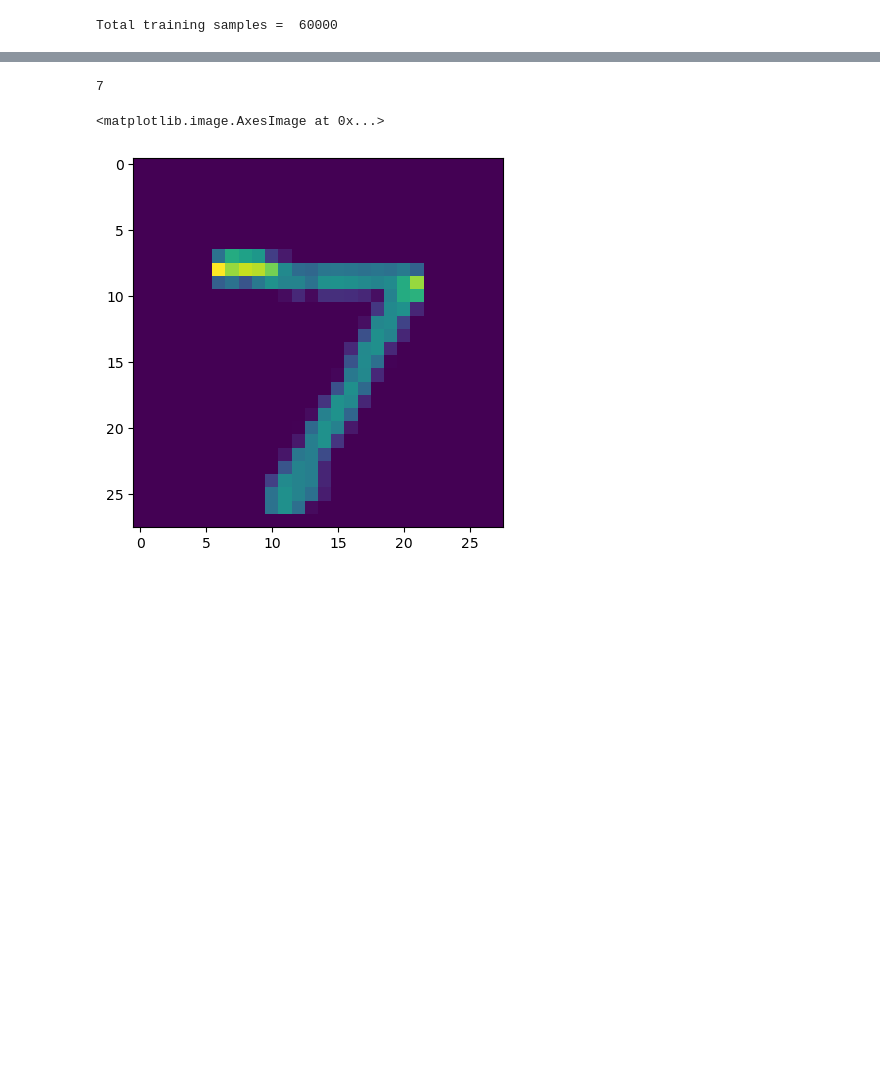
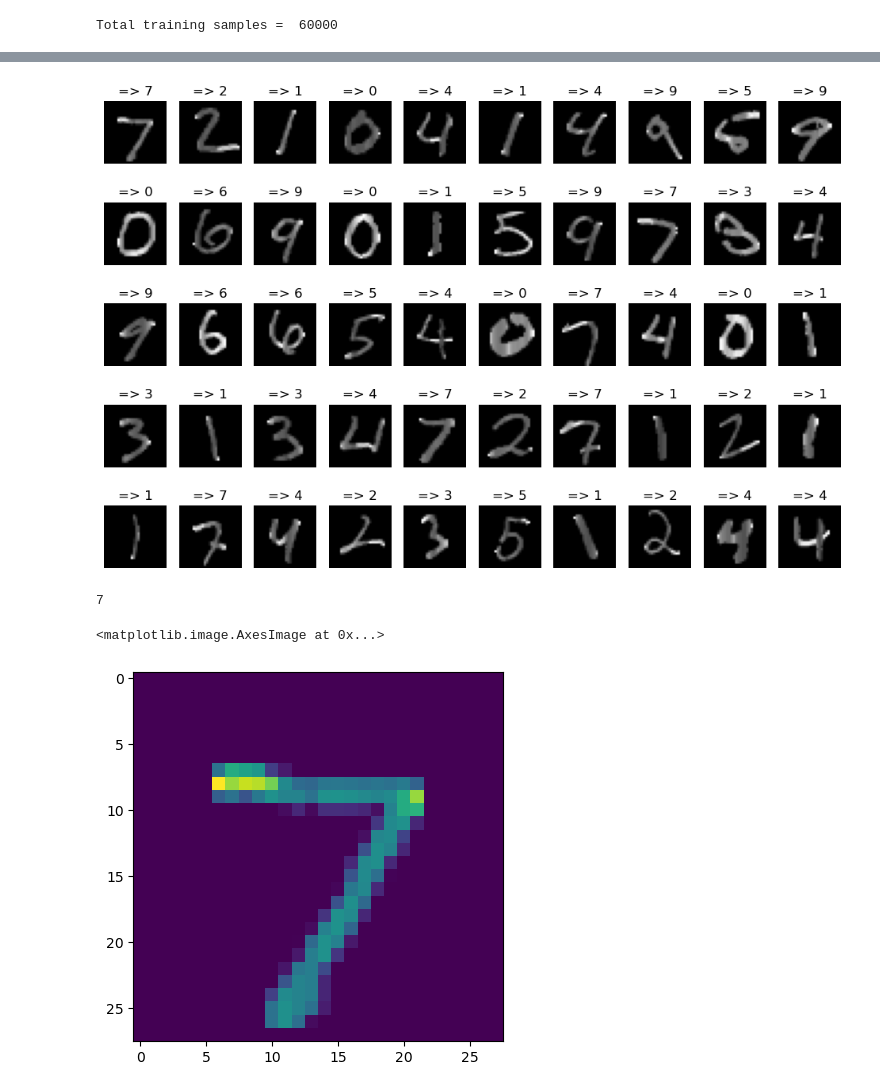
Before and after one commit to cherifissa/haindwritte_predict, a Jupyter notebook: number_predic.ipynb, the cells around one changed output, grey strips where cells are left out. Cells and saved outputs as stored; diff of their text form; code cells hidden in the pictures; blank space fills up the shorter version.

```diff
--- a/number_predic.ipynb
+++ b/number_predic.ipynb
@@ -426,0 +366,11 @@ plt.plot(predictions+1, predictions )
+# %%
+predictions = model.predict([x_test_r])
+# Tracer les prédictions par rapport aux vraies étiquettes
+fig, ax = plt.subplots(5, 10, figsize=(12, 8))
+for i in range(50):
+    plt.subplot(5, 10, i+1)
+    plt.imshow(x_test[i], cmap='gray')
+    plt.title(f"=> {np.argmax(predictions[i])}")
+    plt.axis('off')
+plt.show()
+# %% [output]
@@ -427,3 +378,4 @@ plt.plot(predictions+1, predictions )
+[figure, added]
 # %%
 print(np.argmax(predictions[0]))
 # %% [output]
```
Also changed, not shown: parts of 12 cells of this notebook, 1 other file.
